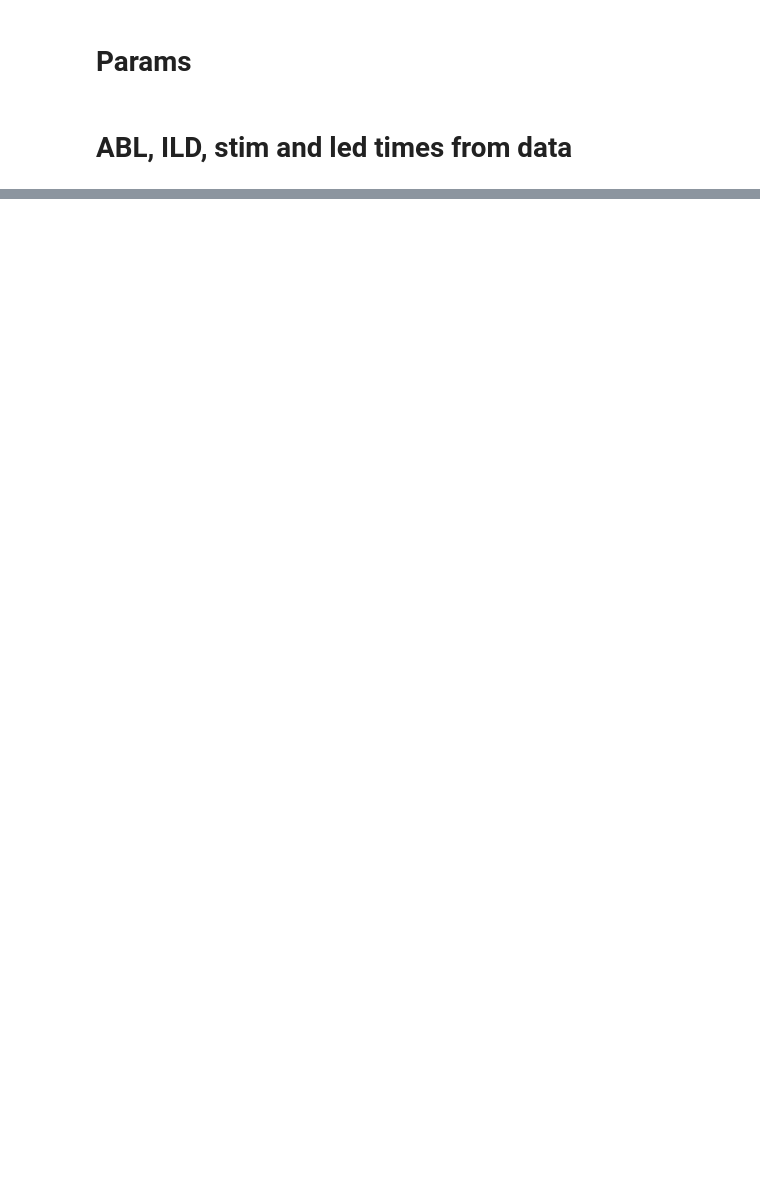
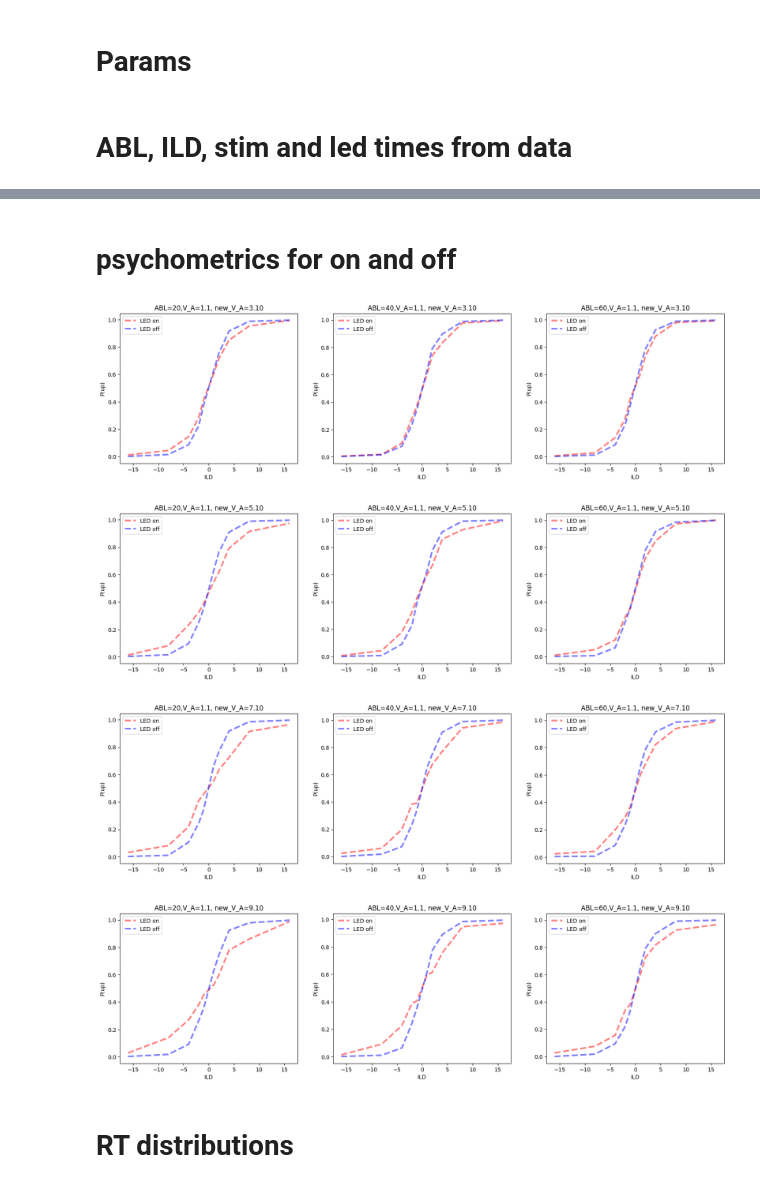
Before and after one commit to rakaar/ddm_data, a Jupyter notebook: simulations/increase_V_A_hyp.ipynb, the cells around one changed output, grey strips where cells are left out. Saved outputs shown, nothing was run; the diff lists cells and outputs as text; code cells hidden in the pictures; blank space fills up the shorter version.

```diff
--- a/simulations/increase_V_A_hyp.ipynb
+++ b/simulations/increase_V_A_hyp.ipynb
@@ -82,0 +153,56 @@ os id: 869726, In iter_num: 835, ABL: 60, ILD: -8.0, t_stim: 0.217337210048781
+# %% [markdown]
+# psychometrics for on and off
+# %%
+for i in range(1, 5):
+    # for each V_A
+    each_V_A_results = V_A_change_results_dict[i]['results']
+    base_V_A =  V_A_change_results_dict[i]['V_A']
+    new_V_A = V_A_change_results_dict[i]['new_V_A']
+
+    num_up_on = {}; num_trials_on = {}
+    num_up_off = {}; num_trials_off = {}
+    for ABL in ABL_arr:
+        num_up_on[ABL] = np.zeros_like(ILD_arr)
+        num_trials_on[ABL] = np.zeros_like(ILD_arr)
+
+        num_up_off[ABL] = np.zeros_like(ILD_arr)
+        num_trials_off[ABL] = np.zeros_like(ILD_arr)
+
+
+    for res in each_V_A_results:
+        ABL = res['ABL']
+        ILD = res['ILD']
+        is_LED_trial = res['is_LED_trial']
+        if is_LED_trial:
+            if res['rt'] > res['t_stim'] and res['rt'] > res['t_led']:
+                num_trials_on[ABL][int(np.where(ILD_arr == ILD)[0][0])] += 1
+                if res['choice'] == 1:
+                    num_up_on[ABL][int(np.where(ILD_arr == ILD)[0][0])] += 1
+        elif not is_LED_trial:
+            if res['rt'] > res['t_stim'] and res['rt'] > res['t_led']:
+                num_trials_off[ABL][int(np.where(ILD_arr == ILD)[0][0])] += 1
+                if res['choice'] == 1:
+                    num_up_off[ABL][int(np.where(ILD_arr == ILD)[0][0])] += 1
+
+
+
+
+
+    plt.figure(figsize=(20,5))
+    for a, ABL in enumerate(ABL_arr):
+        plt.subplot(1, len(ABL_arr), a+1)
+        plt.title(f'ABL={ABL},V_A={base_V_A}, new_V_A={new_V_A:.2f}')
+
+
+        plt.plot(ILD_arr, num_up_on[ABL]/num_trials_on[ABL], label='LED on', linestyle='--', color='r', lw=3, alpha=0.5)
+        plt.plot(ILD_arr, num_up_off[ABL]/num_trials_off[ABL], label='LED off', linestyle='--', color='b', lw=3, alpha=0.5)
+
+        plt.legend()
+        plt.xlabel('ILD'); plt.ylabel('P(up)');
+# %% [output]
+[figure, added]
+[figure, added]
+[figure, added]
+[figure, added]
+# %% [markdown]
+# RT distributions
```
Also changed, not shown: parts of 23 cells of this notebook, 5 other files.
